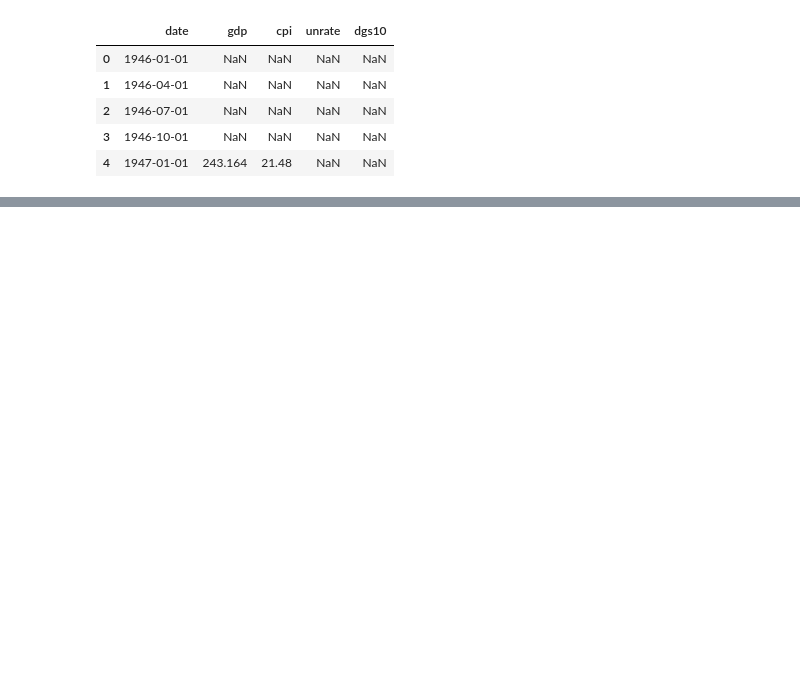
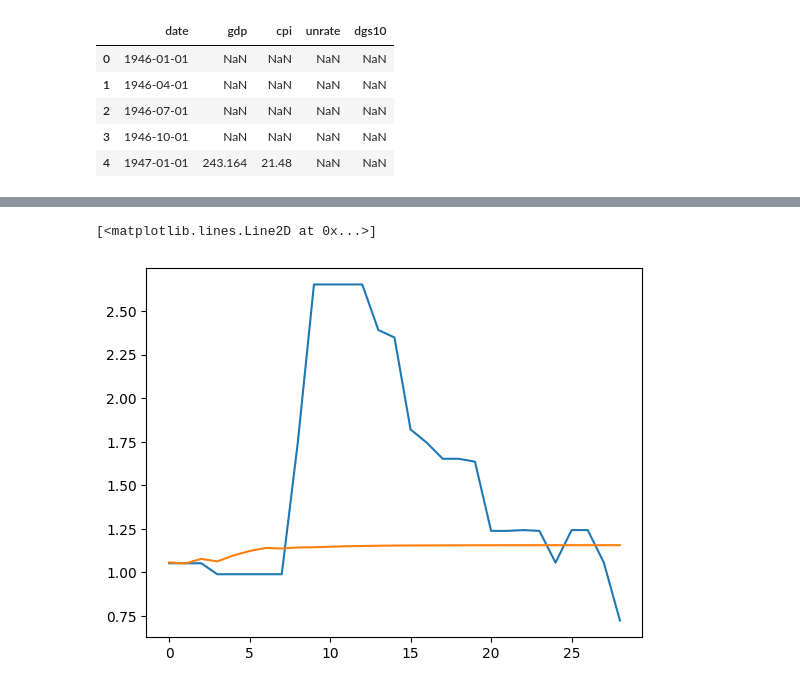
Before and after one commit to SemVan/BankingCourse, a Jupyter notebook: Seminar1.ipynb, the cells around one changed output, grey strips where cells are left out. Saved outputs shown, nothing was run; the diff lists cells and outputs as text; code cells hidden in the pictures; blank space fills up the shorter version.

```diff
--- a/Seminar1.ipynb
+++ b/Seminar1.ipynb
@@ -166,0 +307,19 @@ SyntaxError: invalid syntax (2446035134.py, line 31)
+# %%
+from scipy.signal import medfilt
+
+df_diff_filt = df_diff.copy()
+df_diff_filt['gdp_growth'] = medfilt(df_diff['gdp_growth'].values, kernel_size=5)
+df_diff_filt['cpi_inflation'] = medfilt(df_diff['cpi_inflation'].values, kernel_size=5)
+df_diff_filt['unrate_diff'] = medfilt(df_diff['unrate_diff'].values, kernel_size=5)
+# plt.plot(df_diff['gdp_growth'].values)
+# plt.plot(filtered)
+
+df_diff_train = df_diff_filt.iloc[:int(len(df_diff)*0.8)-1]
+df_diff_test = df_diff_filt.iloc[int(len(df_diff)*0.8):]
+model_var = VAR(df_diff_train)
+res = results_var.forecast(df_diff_test.values[results_var.k_ar:], len(df_diff_test))
+plt.plot(df_diff_test['gdp_growth'].values)
+plt.plot(res.T[0])
+# %% [output]
+[<matplotlib.lines.Line2D at 0x...>]
+[figure, added]
```
Also changed, not shown: parts of 27 cells of this notebook, 1 other file.
